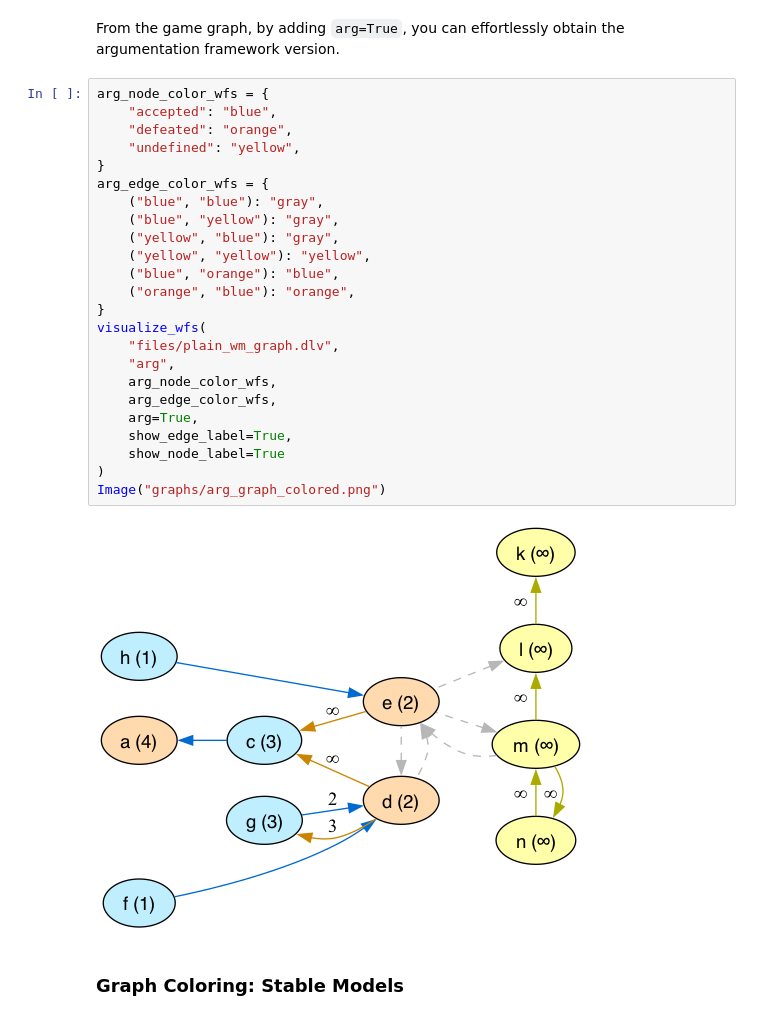
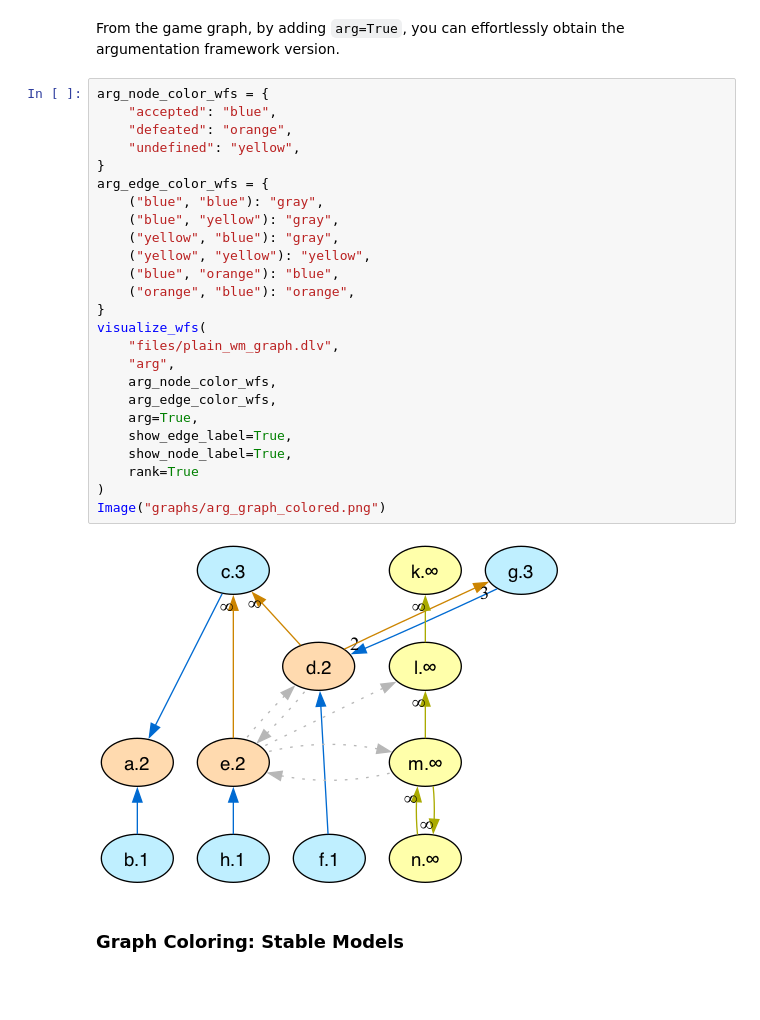
Before and after one commit to idaks/Games-and-Argumentation, a Jupyter notebook: lib/Tutorial.ipynb, the cells around one changed output. Drawn from its saved outputs; the diff is of its cells as text; blank space fills up the shorter version.

```diff
--- a/lib/Tutorial.ipynb
+++ b/lib/Tutorial.ipynb
@@ -231,29 +246,30 @@ From the game graph, by adding `arg=True`, you can effortlessly obtain the argum
 # %%
 arg_node_color_wfs = {
     "accepted": "blue",
     "defeated": "orange",
     "undefined": "yellow",
 }
 arg_edge_color_wfs = {
     ("blue", "blue"): "gray",
     ("blue", "yellow"): "gray",
     ("yellow", "blue"): "gray",
     ("yellow", "yellow"): "yellow",
     ("blue", "orange"): "blue",
     ("orange", "blue"): "orange",
 }
 visualize_wfs(
     "files/plain_wm_graph.dlv",
     "arg",
     arg_node_color_wfs,
     arg_edge_color_wfs,
     arg=True,
     show_edge_label=True,
-    show_node_label=True
+    show_node_label=True,
+    rank=True
 )
 Image("graphs/arg_graph_colored.png")
 # %% [output]
-[figure, old version]
+[figure, new version]
 # %% [markdown]
 ### Graph Coloring: Stable Models
 # %% [markdown]
```
Also changed, not shown: parts of 16 cells of this notebook, 26 other files.
